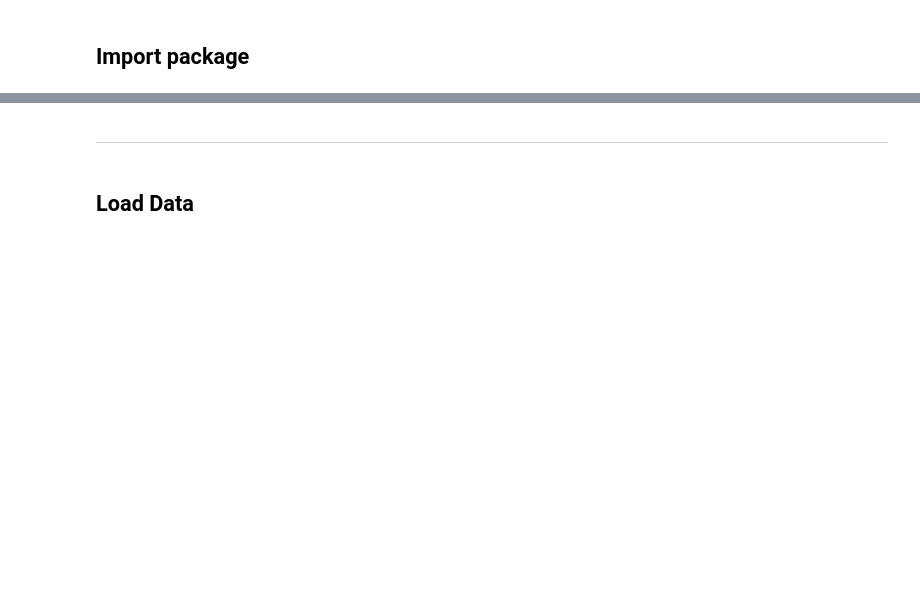
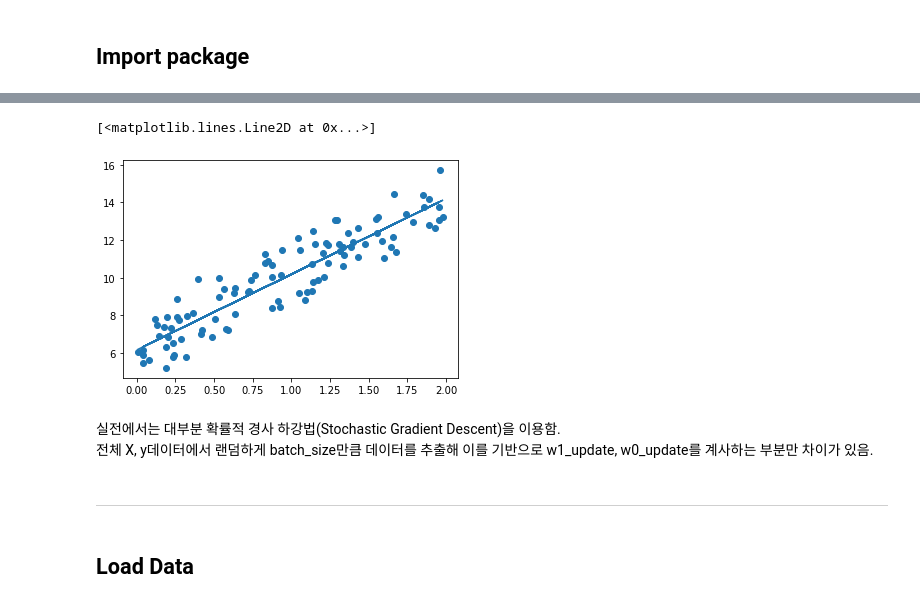
Before and after one commit to Matlab7/sv_ml_study, a Jupyter notebook: assignments/donggeol.yang/week04_regression/regression_trial1.ipynb, the cells around one changed output, grey strips where cells are left out. Cells and saved outputs as stored; diff of their text form; code cells hidden in the pictures; blank space fills up the shorter version.

```diff
--- a/assignments/donggeol.yang/week04_regression/regression_trial1.ipynb
+++ b/assignments/donggeol.yang/week04_regression/regression_trial1.ipynb
@@ -10,0 +37,25 @@ from scipy import stats
+# %%
+# W1과 W0를 업데이트 할 w1_update, w0_update를 반환.
+def get_weight_updates(w1, w0, X, y, learning_rate=0.01):
+    N = len(y)
+    w1_update = np.zeros_like(w1)
+    w0_update = np.zeros_like(w0)
+    y_pred = np.dot(X, w1.T) + w0
+    diff = y-y_pred
+
+    w0_factors = np.ones((N,1))
+    w1_update = -(2/N)*learning_rate*(np.dot(X.T, diff))
+    w0_update = -(2/N)*learning_rate*(np.dot(w0_factors.T, diff))
+
+    return w1_update, w0_update
+# %%
+def gradient_descent_steps(X, y, iters=10000):
+    w0 = np.zeros((1,1))
+    w1 = np.zeros((1,1))
+
+    for iter in range(iters):
+        w1_update, w0_update = get_weight_updates(w1,w0,X,y,learning_rate=0.01)
+        w1 = w1 - w1_update
+        w0 = w0 - w0_update
+
+    return w1, w0
@@ -11,3 +80,12 @@ from scipy import stats
+# %%
+plt.scatter(X,y)
+plt.plot(X, y_pred)
+# %% [output]
+[<matplotlib.lines.Line2D at 0x...>]
+[figure, added]
+# %% [markdown]
+실전에서는 대부분 확률적 경사 하강법(Stochastic Gradient Descent)을 이용함.
+전체 X, y데이터에서 랜덤하게 batch_size만큼 데이터를 추출해 이를 기반으로 w1_update, w0_update를 계사하는 부분만 차이가 있음.
 # %% [markdown]
 -----
 # %% [markdown]
```
Also changed, not shown: parts of 22 cells of this notebook, 1 other file.
